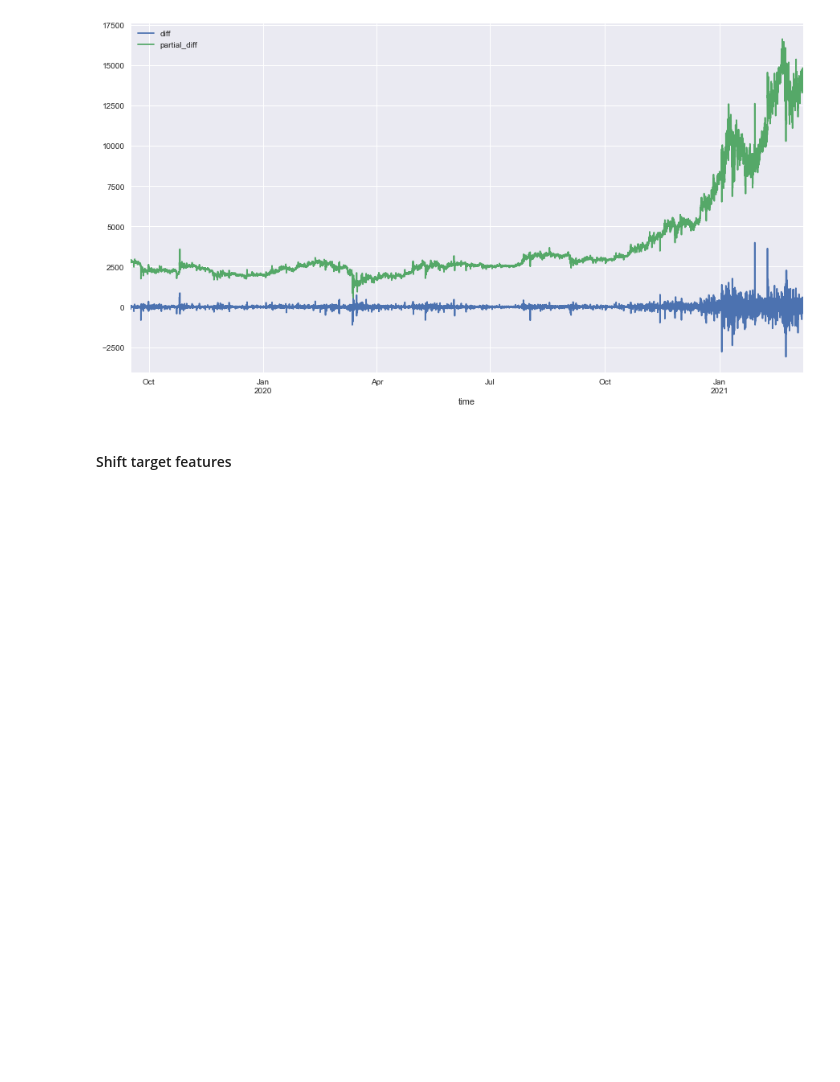
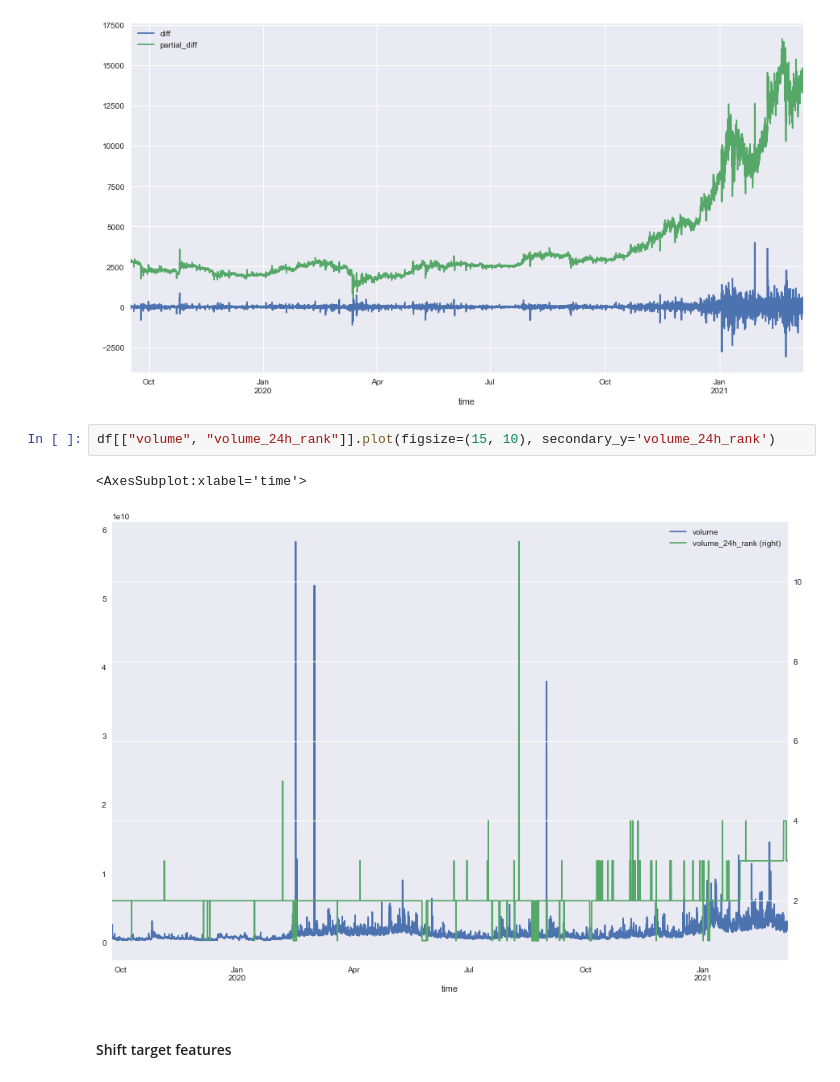
Before and after one commit to diogomatoschaves/MyCryptoBot, a Jupyter notebook: notebooks/Bitcoin Price Prediction Model.ipynb, the cells around one changed output. Cells and saved outputs as stored; diff of their text form; blank space fills up the shorter version.

```diff
--- a/notebooks/Bitcoin Price Prediction Model.ipynb
+++ b/notebooks/Bitcoin Price Prediction Model.ipynb
@@ -567,6 +558,11 @@ df[["diff", "partial_diff"]].plot(figsize=(15, 8))
 # %% [output]
 <AxesSubplot:xlabel='time'>
 [figure]
+# %%
+df[["volume", "volume_24h_rank"]].plot(figsize=(15, 10), secondary_y='volume_24h_rank')
+# %% [output]
+<AxesSubplot:xlabel='time'>
+[figure, added]
 # %% [markdown]
 #### Shift target features
 # %%
```
Also changed, not shown: parts of 28 cells of this notebook, 23 other files.
